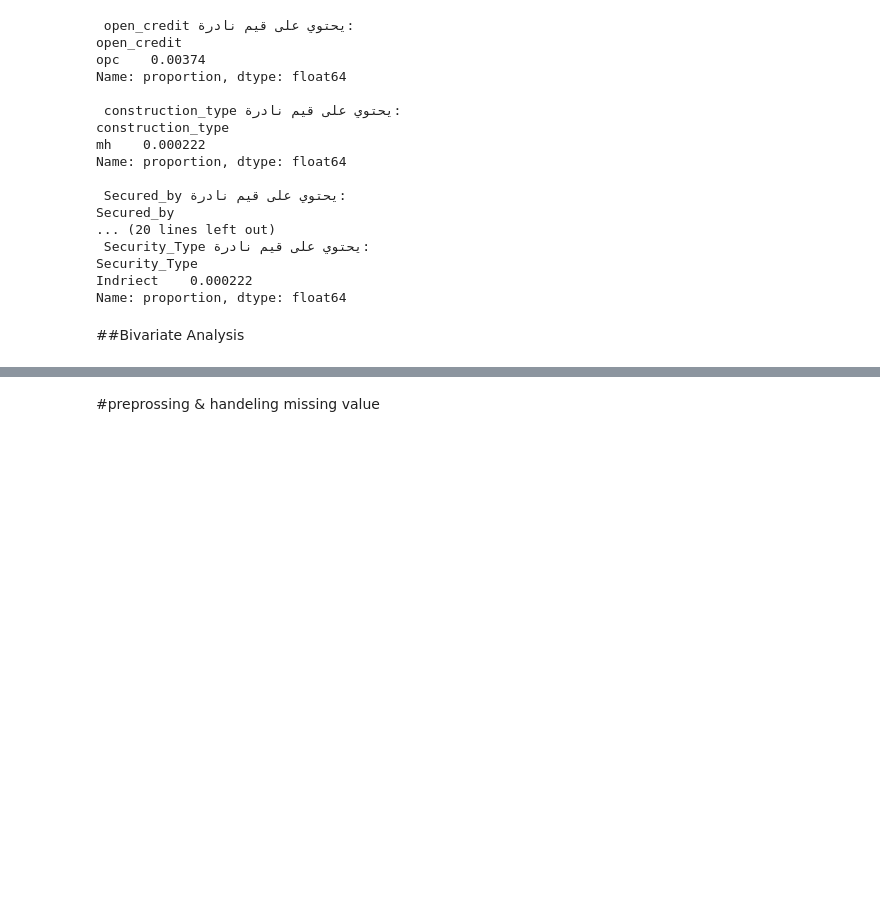
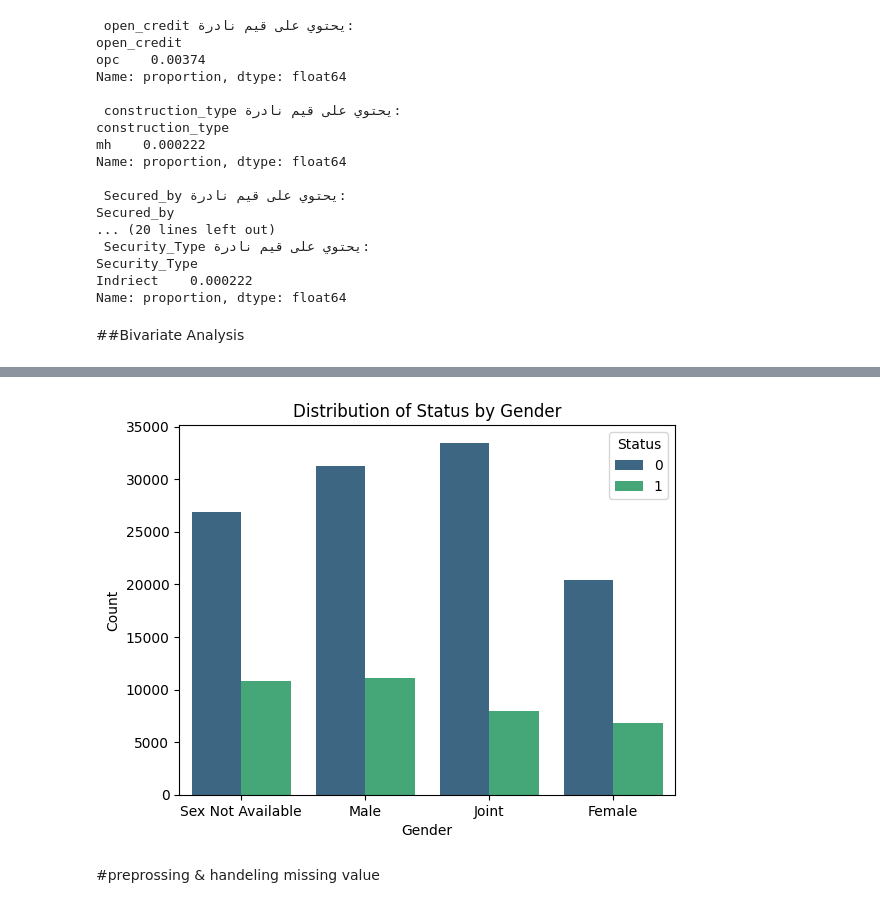
Before and after one commit to angiegh2002/Loan_Default_Detection, a Jupyter notebook: DM&ML.ipynb, the cells around one changed output, grey strips where cells are left out. Saved outputs shown, nothing was run; the diff lists cells and outputs as text; code cells hidden in the pictures; blank space fills up the shorter version.

```diff
--- a/DM&ML.ipynb
+++ b/DM&ML.ipynb
@@ -428,3 +477,11 @@ sns.pairplot()
+# %%
+sns.countplot(x='Gender', hue='Status', data=df, palette='viridis')
+plt.title('Distribution of Status by Gender')
+plt.xlabel('Gender')
+plt.ylabel('Count')
+plt.show()
+# %% [output]
+[figure, added]
 # %% [markdown]
 #preprossing & handeling missing value
 # %% [markdown]
```
Also changed, not shown: parts of 7 cells of this notebook.
